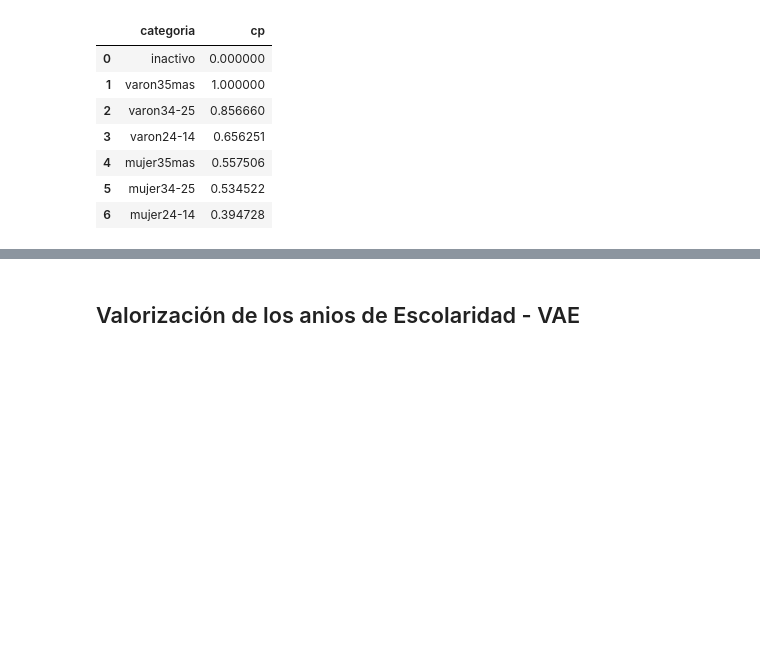
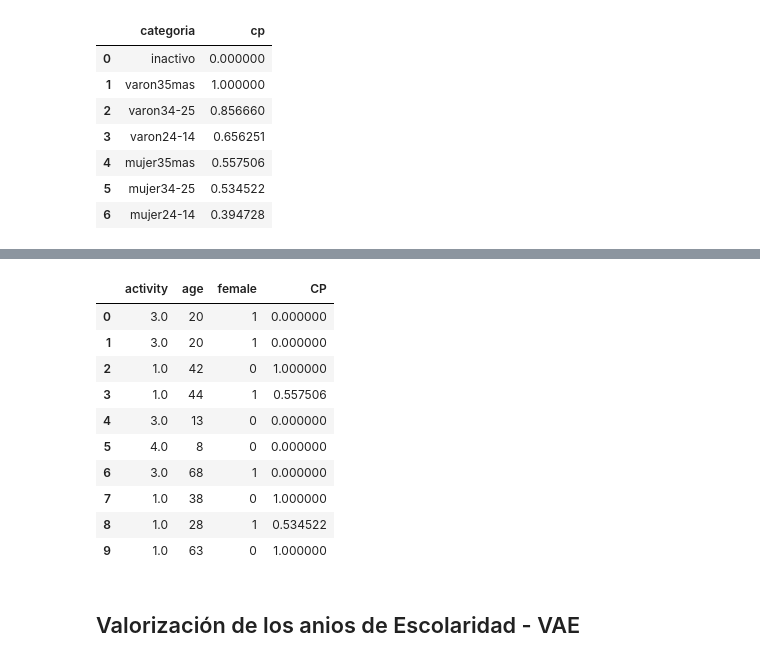
Before and after one commit to alephcero/thesis, a Jupyter notebook: src/modelingAndCoeficients.ipynb, the cells around one changed output, grey strips where cells are left out. Cells and saved outputs as stored; diff of their text form; code cells hidden in the pictures; blank space fills up the shorter version.

```diff
--- a/src/modelingAndCoeficients.ipynb
+++ b/src/modelingAndCoeficients.ipynb
@@ -143,3 +156,17 @@ cp.to_csv('../dt/capecoCoefTables/cp.csv',index=False)
+# %%
+ind3t10.loc[:,['activity','age','female','CP']].head(10)
+# %% [output]
+|  | activity | age | female | CP |
+| 0 | 3.0 | 20 | 1 | 0.000000 |
+| 1 | 3.0 | 20 | 1 | 0.000000 |
+| 2 | 1.0 | 42 | 0 | 1.000000 |
+| 3 | 1.0 | 44 | 1 | 0.557506 |
+| 4 | 3.0 | 13 | 0 | 0.000000 |
+| 5 | 4.0 | 8 | 0 | 0.000000 |
+| 6 | 3.0 | 68 | 1 | 0.000000 |
+| 7 | 1.0 | 38 | 0 | 1.000000 |
+| 8 | 1.0 | 28 | 1 | 0.534522 |
+| 9 | 1.0 | 63 | 0 | 1.000000 |
 # %% [markdown]
 ## Valorización de los anios de Escolaridad - VAE
 # %% [markdown]
```
Also changed, not shown: parts of 18 cells of this notebook, 2 other files.
